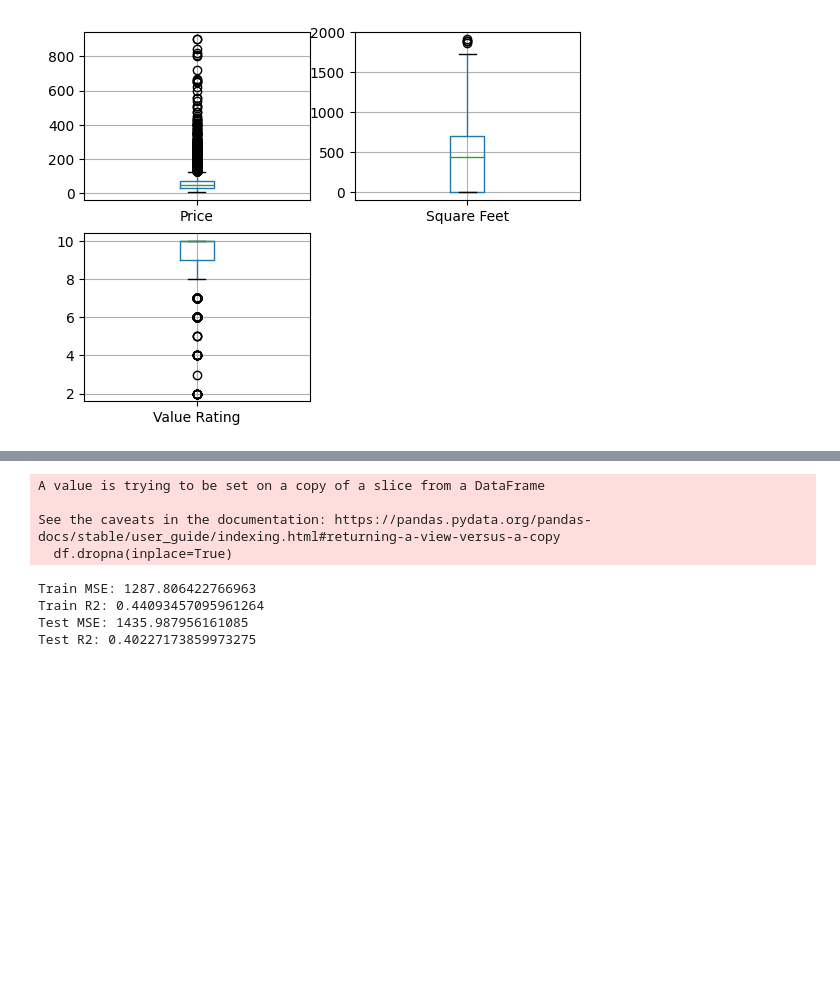
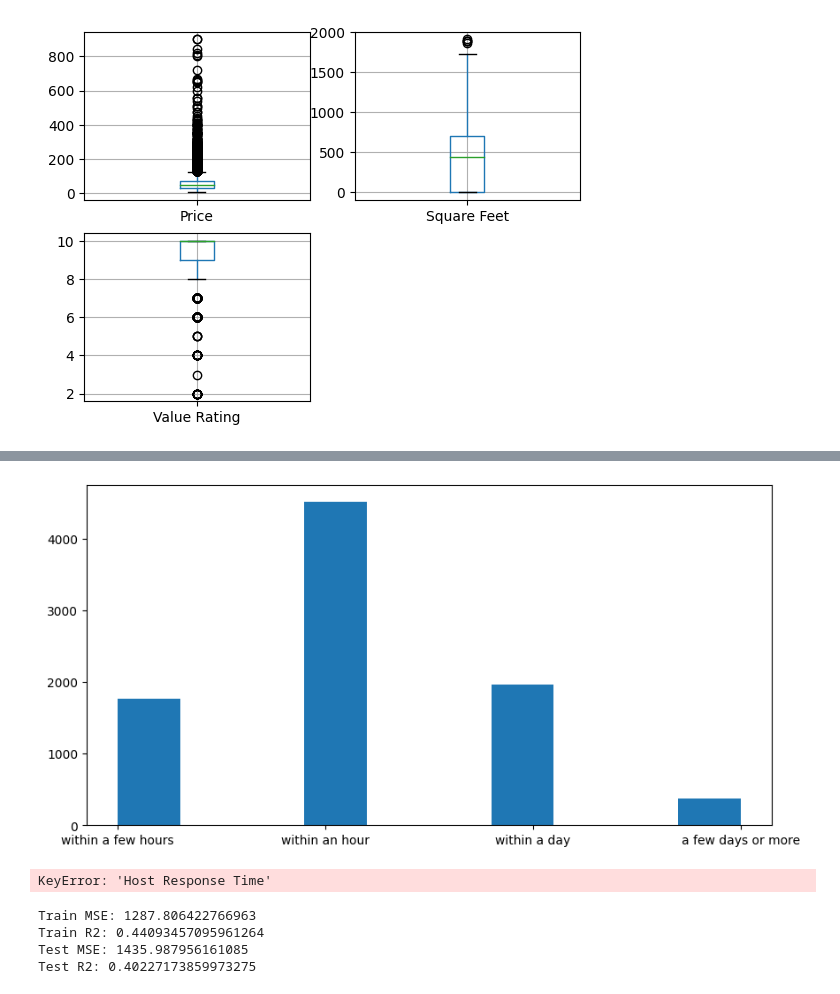
Before and after one commit to jose-melo/airbnb-berlin-price, a Jupyter notebook: src/berlin.ipynb, the cells around one changed output, grey strips where cells are left out. Drawn from its saved outputs; the diff is of its cells as text; code cells hidden in the pictures; blank space fills up the shorter version.

```diff
--- a/src/berlin.ipynb
+++ b/src/berlin.ipynb
@@ -67,0 +66,6 @@ df.sort_values(by=['Percentage of NaNs'], ascending=False)
+# %%
+plt.figure(figsize=(10, 5))
+plt.hist(df_train['Host Response Time'].dropna())
+plt.show()
+# %% [output]
+[figure, added]
@@ -123,12 +145,9 @@ def pre_process(df : pd.DataFrame):
 # %%
 X, y = pre_process(df_train)
 
-X_train, X_test, y_train, y_test = sklearn.model_selection.train_test_split(X, y, test_size=0.1, random_state=42)
+#X_train, X_test, y_train, y_test = sklearn.model_selection.train_test_split(X, y, test_size=0.1, random_state=42)
 # %% [output]
-A value is trying to be set on a copy of a slice from a DataFrame
-
-See the caveats in the documentation: https://pandas.pydata.org/pandas-docs/stable/user_guide/indexing.html#returning-a-view-versus-a-copy
-  df.dropna(inplace=True)
+KeyError: 'Host Response Time'
 # %%
 # import sklearn.linear_model
 # import sklearn.svm
```
Also changed, not shown: parts of 4 cells of this notebook.
